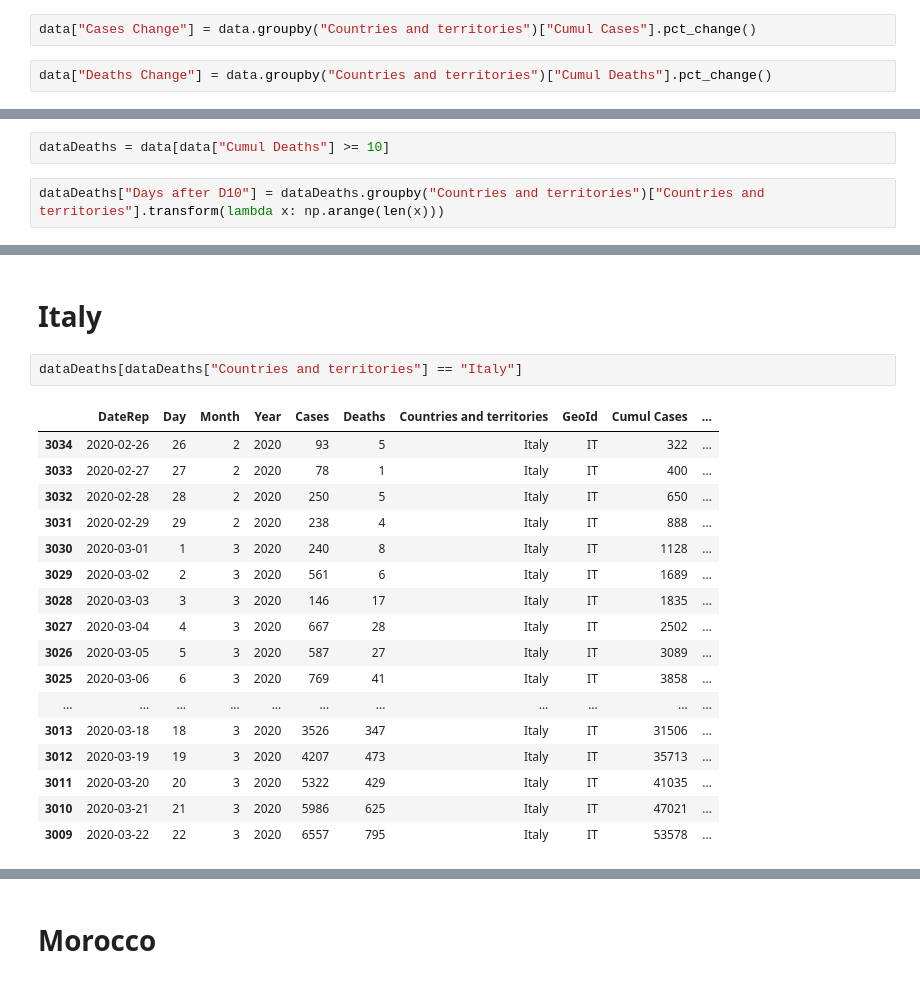
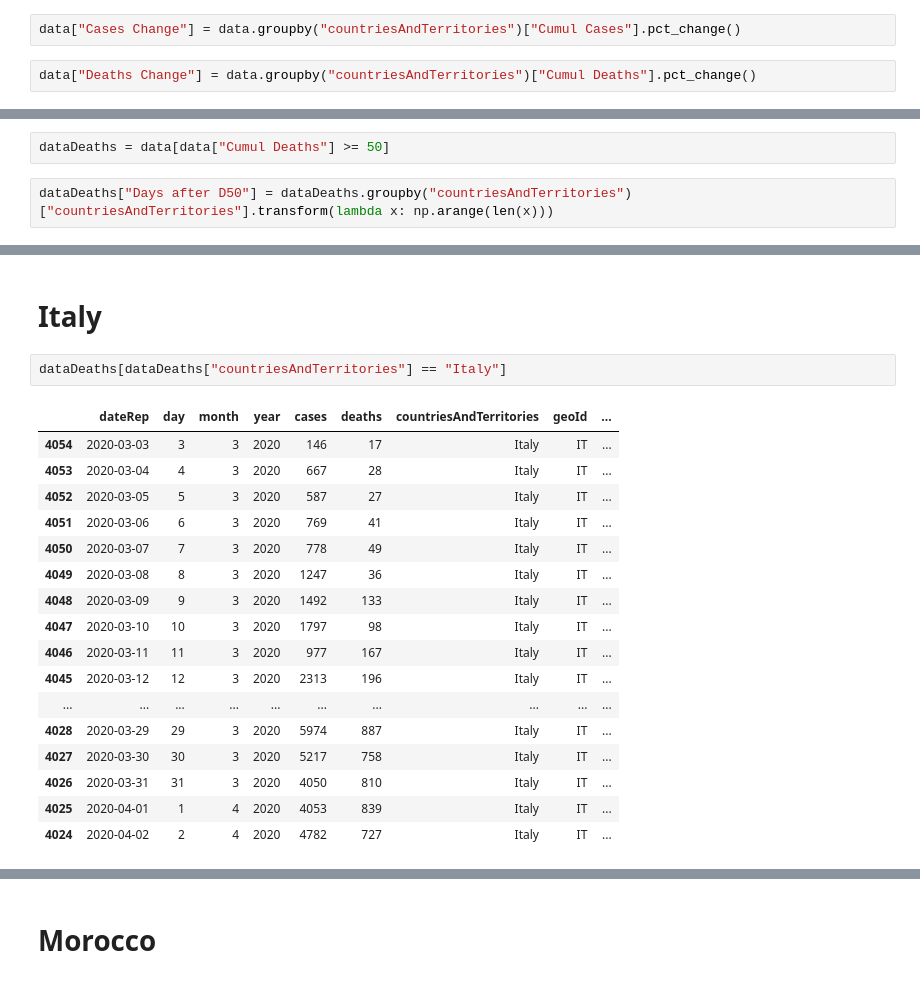
Before and after one commit to wassim-sayerh/covid-19, a Jupyter notebook: Covid Analysis.ipynb, the cells around one changed output, grey strips where cells are left out. Drawn from its saved outputs; the diff is of its cells as text.

```diff
--- a/Covid Analysis.ipynb
+++ b/Covid Analysis.ipynb
@@ -56,15 +76,15 @@ data
 # %% [markdown]
 # Computing percentage changes
 # %%
-data["Cases Change"] = data.groupby("Countries and territories")["Cumul Cases"].pct_change()
+data["Cases Change"] = data.groupby("countriesAndTerritories")["Cumul Cases"].pct_change()
 # %%
-data["Deaths Change"] = data.groupby("Countries and territories")["Cumul Deaths"].pct_change()
+data["Deaths Change"] = data.groupby("countriesAndTerritories")["Cumul Deaths"].pct_change()
 # %% [markdown]
 # Eliminiating dates with fewer then 10 deaths (new table)
 # %%
-dataDeaths = data[data["Cumul Deaths"] >= 10]
+dataDeaths = data[data["Cumul Deaths"] >= 50]
 # %%
-dataDeaths["Days after D10"] = dataDeaths.groupby("Countries and territories")["Countries and territories"].transform(lambda x: np.arange(len(x)))
+dataDeaths["Days after D50"] = dataDeaths.groupby("countriesAndTerritories")["countriesAndTerritories"].transform(lambda x: np.arange(len(x)))
 # %% [output]
 A value is trying to be set on a copy of a slice from a DataFrame.
 Try using .loc[row_indexer,col_indexer] = value instead
@@ -127,22 +154,22 @@ ax.legend()
 # %% [markdown]
 # Italy
 # %%
-dataDeaths[dataDeaths["Countries and territories"] == "Italy"]
+dataDeaths[dataDeaths["countriesAndTerritories"] == "Italy"]
 # %% [output]
-|  | DateRep | Day | Month | Year | Cases | Deaths | Countries and territories | GeoId | Cumul Cases | ... |
-| 3034 | 2020-02-26 | 26 | 2 | 2020 | 93 | 5 | Italy | IT | 322 | ... |
-| 3033 | 2020-02-27 | 27 | 2 | 2020 | 78 | 1 | Italy | IT | 400 | ... |
-| 3032 | 2020-02-28 | 28 | 2 | 2020 | 250 | 5 | Italy | IT | 650 | ... |
-| 3031 | 2020-02-29 | 29 | 2 | 2020 | 238 | 4 | Italy | IT | 888 | ... |
-| 3030 | 2020-03-01 | 1 | 3 | 2020 | 240 | 8 | Italy | IT | 1128 | ... |
-| 3029 | 2020-03-02 | 2 | 3 | 2020 | 561 | 6 | Italy | IT | 1689 | ... |
-| 3028 | 2020-03-03 | 3 | 3 | 2020 | 146 | 17 | Italy | IT | 1835 | ... |
-| 3027 | 2020-03-04 | 4 | 3 | 2020 | 667 | 28 | Italy | IT | 2502 | ... |
-| 3026 | 2020-03-05 | 5 | 3 | 2020 | 587 | 27 | Italy | IT | 3089 | ... |
-| 3025 | 2020-03-06 | 6 | 3 | 2020 | 769 | 41 | Italy | IT | 3858 | ... |
-| ... | ... | ... | ... | ... | ... | ... | ... | ... | ... | ... |
-| 3013 | 2020-03-18 | 18 | 3 | 2020 | 3526 | 347 | Italy | IT | 31506 | ... |
-| 3012 | 2020-03-19 | 19 | 3 | 2020 | 4207 | 473 | Italy | IT | 35713 | ... |
-| 3011 | 2020-03-20 | 20 | 3 | 2020 | 5322 | 429 | Italy | IT | 41035 | ... |
-| 3010 | 2020-03-21 | 21 | 3 | 2020 | 5986 | 625 | Italy | IT | 47021 | ... |
-| 3009 | 2020-03-22 | 22 | 3 | 2020 | 6557 | 795 | Italy | IT | 53578 | ... |
+|  | dateRep | day | month | year | cases | deaths | countriesAndTerritories | geoId | ... |
+| 4054 | 2020-03-03 | 3 | 3 | 2020 | 146 | 17 | Italy | IT | ... |
+| 4053 | 2020-03-04 | 4 | 3 | 2020 | 667 | 28 | Italy | IT | ... |
+| 4052 | 2020-03-05 | 5 | 3 | 2020 | 587 | 27 | Italy | IT | ... |
+| 4051 | 2020-03-06 | 6 | 3 | 2020 | 769 | 41 | Italy | IT | ... |
+| 4050 | 2020-03-07 | 7 | 3 | 2020 | 778 | 49 | Italy | IT | ... |
+| 4049 | 2020-03-08 | 8 | 3 | 2020 | 1247 | 36 | Italy | IT | ... |
+| 4048 | 2020-03-09 | 9 | 3 | 2020 | 1492 | 133 | Italy | IT | ... |
+| 4047 | 2020-03-10 | 10 | 3 | 2020 | 1797 | 98 | Italy | IT | ... |
+| 4046 | 2020-03-11 | 11 | 3 | 2020 | 977 | 167 | Italy | IT | ... |
+| 4045 | 2020-03-12 | 12 | 3 | 2020 | 2313 | 196 | Italy | IT | ... |
+| ... | ... | ... | ... | ... | ... | ... | ... | ... | ... |
+| 4028 | 2020-03-29 | 29 | 3 | 2020 | 5974 | 887 | Italy | IT | ... |
+| 4027 | 2020-03-30 | 30 | 3 | 2020 | 5217 | 758 | Italy | IT | ... |
+| 4026 | 2020-03-31 | 31 | 3 | 2020 | 4050 | 810 | Italy | IT | ... |
+| 4025 | 2020-04-01 | 1 | 4 | 2020 | 4053 | 839 | Italy | IT | ... |
+| 4024 | 2020-04-02 | 2 | 4 | 2020 | 4782 | 727 | Italy | IT | ... |
```
Also changed, not shown: parts of 28 cells of this notebook.
